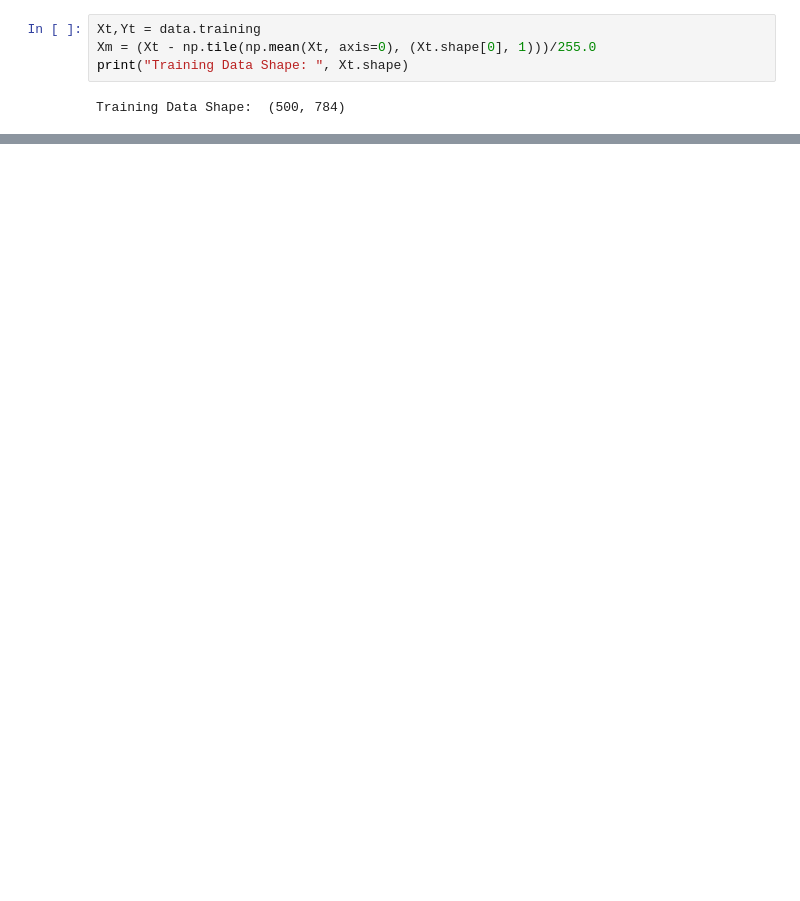
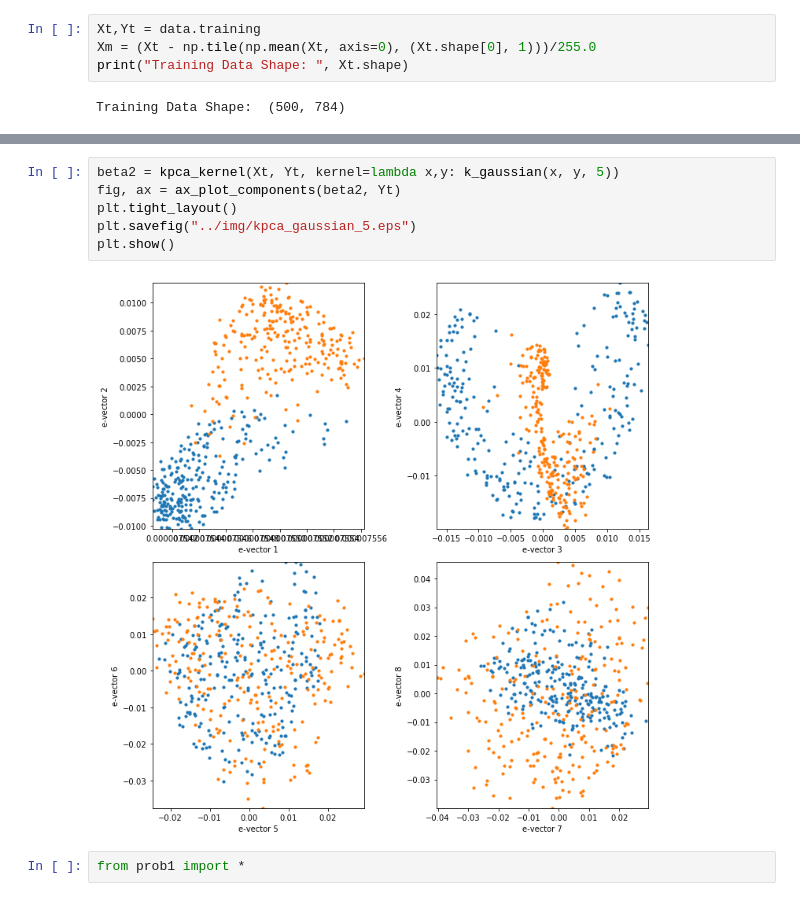
Before and after one commit to EthanJamesLew/PSU_STAT672, a Jupyter notebook: hw/02/code/mnist_kpca.ipynb, the cells around one changed output, grey strips where cells are left out. Saved outputs shown, nothing was run; the diff lists cells and outputs as text; blank space fills up the shorter version.

```diff
--- a/hw/02/code/mnist_kpca.ipynb
+++ b/hw/02/code/mnist_kpca.ipynb
@@ -57,0 +59,10 @@ plt.show()
+# %%
+beta2 = kpca_kernel(Xt, Yt, kernel=lambda x,y: k_gaussian(x, y, 5))
+fig, ax = ax_plot_components(beta2, Yt)
+plt.tight_layout()
+plt.savefig("../img/kpca_gaussian_5.eps")
+plt.show()
+# %% [output]
+[figure, added]
+# %%
+from prob1 import *
```
Also changed, not shown: parts of 4 cells of this notebook, 4 other files.
